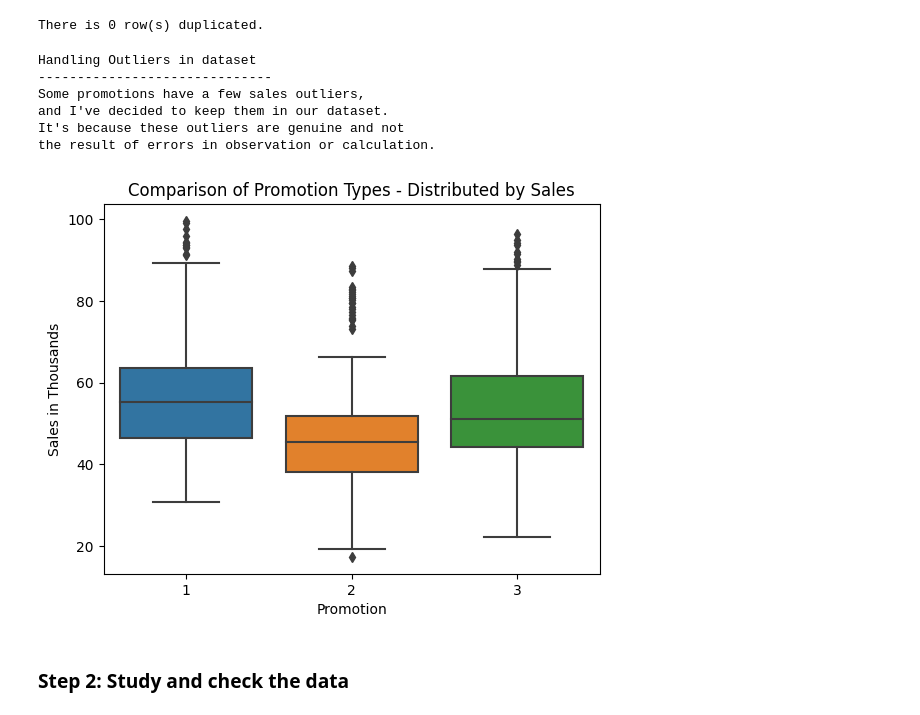
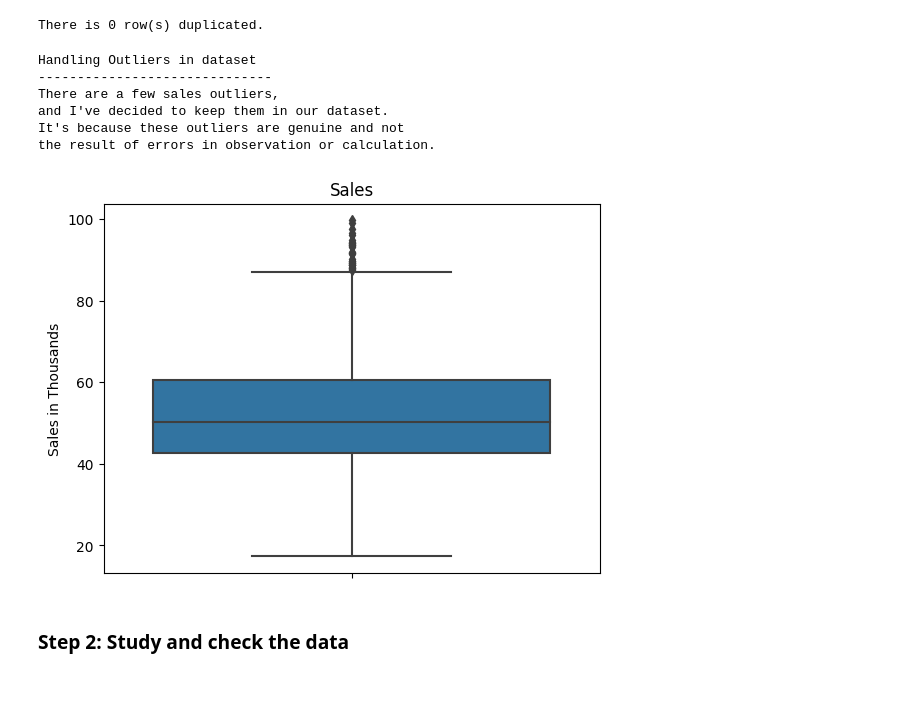
Before and after one commit to tan-yong-sheng/business_analytics, a Jupyter notebook: iv Data Analysis (Insight Generation)/Final Project/Assignment 5/EDA_Final_Project.ipynb, the cells around one changed output. Cells and saved outputs as stored; diff of their text form; code cells hidden in the pictures; blank space fills up the shorter version.

```diff
--- a/iv Data Analysis (Insight Generation)/Final Project/Assignment 5/EDA_Final_Project.ipynb
+++ b/iv Data Analysis (Insight Generation)/Final Project/Assignment 5/EDA_Final_Project.ipynb
@@ -184,26 +132,26 @@ print(f"There is {df2.duplicated().sum()} row(s) duplicated.")
 There is 0 row(s) duplicated.
 # %%
 # Are there any outliers for sales column in this dataset?
-sns.boxplot(x="Promotion", y="SalesInThousands", data=df2)
+sns.boxplot(y="SalesInThousands", data=df2)
 plt.ylabel("Sales in Thousands")
-plt.title("Comparison of Promotion Types - Distributed by Sales")
+plt.title("Sales")
 
 print("""
 Handling Outliers in dataset
 ------------------------------
-Some promotions have a few sales outliers,
+There are a few sales outliers,
 and I've decided to keep them in our dataset.
 It's because these outliers are genuine and not
 the result of errors in observation or calculation.
 """)
 # %% [output]
 Handling Outliers in dataset
 ------------------------------
-Some promotions have a few sales outliers,
+There are a few sales outliers,
 and I've decided to keep them in our dataset.
 It's because these outliers are genuine and not
 the result of errors in observation or calculation.
-[figure, old version]
+[figure, new version]
 # %% [markdown]
 ### Step 2: Study and check the data
 # %% [markdown]
```
Also changed, not shown: parts of 53 cells of this notebook, 1 other file.
